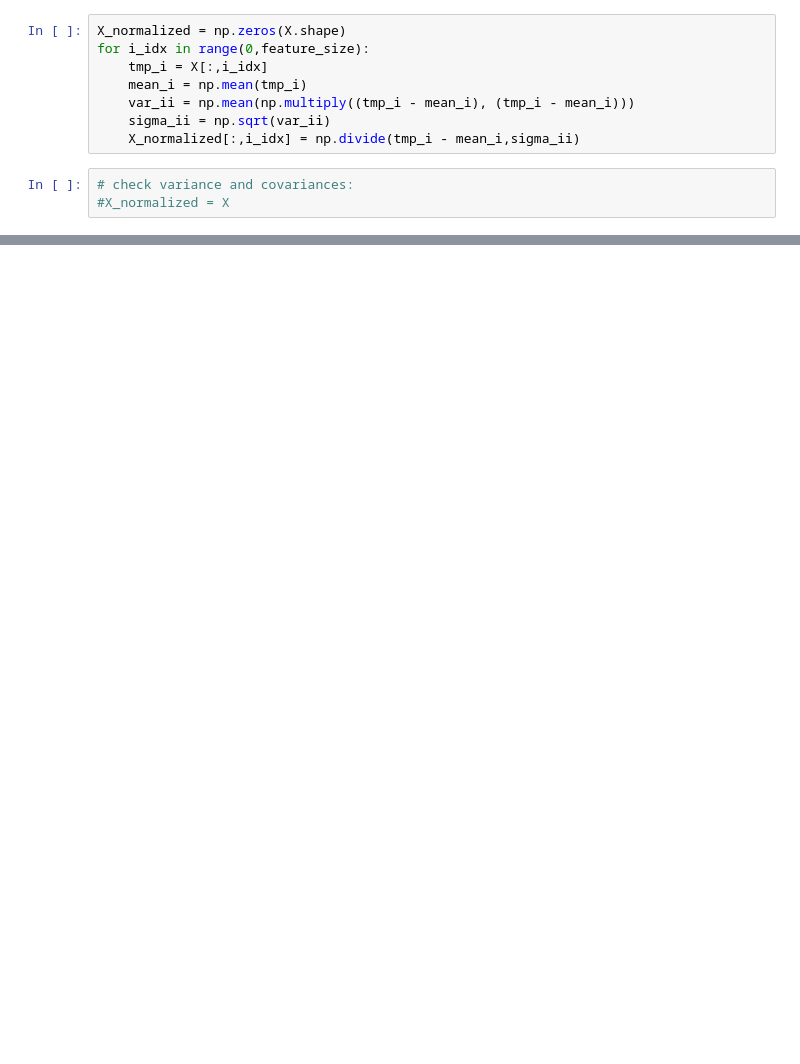
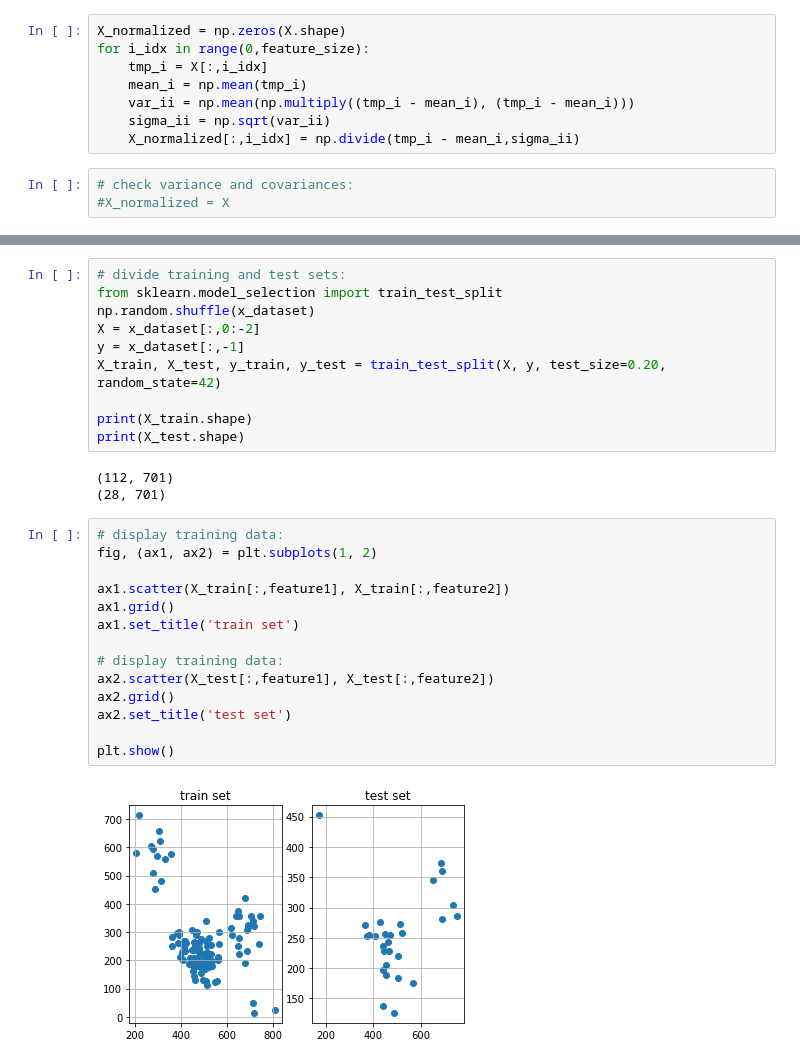
Before and after one commit to luis-fernando-r/activity, a Jupyter notebook: notebook.ipynb, the cells around one changed output, grey strips where cells are left out. Cells and saved outputs as stored; diff of their text form; blank space fills up the shorter version.

Commit message:
Add ML model

```diff
--- a/notebook.ipynb
+++ b/notebook.ipynb
@@ -273,0 +425,29 @@ plt.show()
+# %%
+# divide training and test sets:
+from sklearn.model_selection import train_test_split
+np.random.shuffle(x_dataset)
+X = x_dataset[:,0:-2]
+y = x_dataset[:,-1]
+X_train, X_test, y_train, y_test = train_test_split(X, y, test_size=0.20, random_state=42)
+
+print(X_train.shape)
+print(X_test.shape)
+# %% [output]
+(112, 701)
+(28, 701)
+# %%
+# display training data:
+fig, (ax1, ax2) = plt.subplots(1, 2)
+
+ax1.scatter(X_train[:,feature1], X_train[:,feature2])
+ax1.grid()
+ax1.set_title('train set')
+
+# display training data:
+ax2.scatter(X_test[:,feature1], X_test[:,feature2])
+ax2.grid()
+ax2.set_title('test set')
+
+plt.show()
+# %% [output]
+[figure, added]
```
Also changed, not shown: parts of 15 cells of this notebook.
